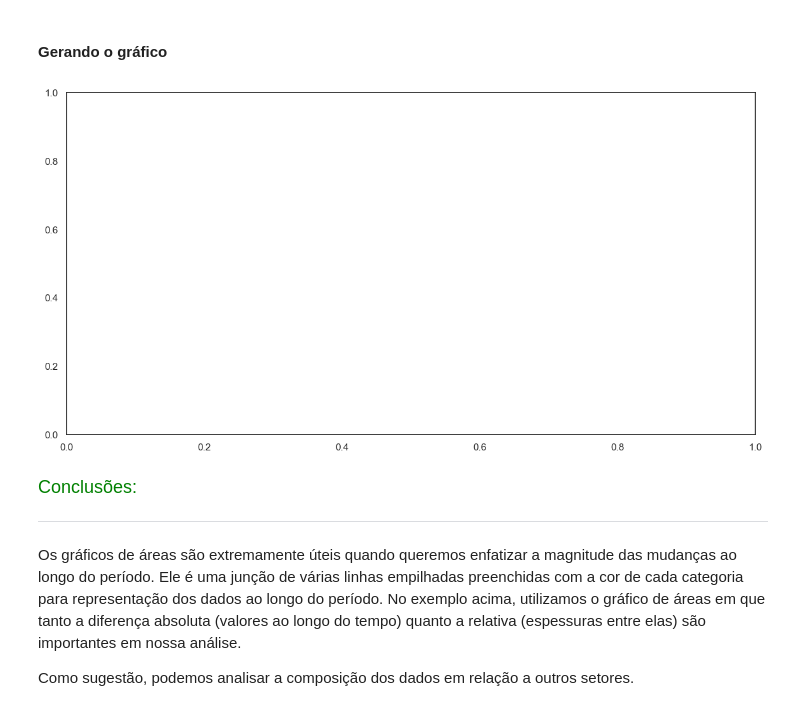
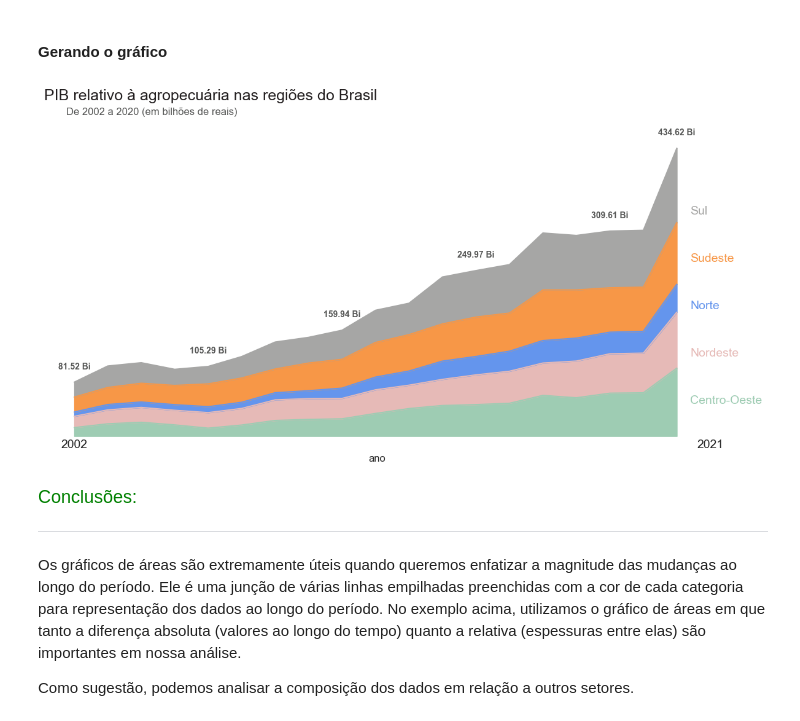
Before and after one commit to juliogazoli/alura-data-visualization-python-graficos-de-composicao-e-relacionamento, a Jupyter notebook: Projeto Inicial - Data Visualization_ gráficos de composição e relacionamento.ipynb, the cells around one changed output. Cells and saved outputs as stored; diff of their text form; code cells hidden in the pictures.

Commit message:
Gráfico de áreas

```diff
--- a/Projeto Inicial - Data Visualization_ gráficos de composição e relacionamento.ipynb
+++ b/Projeto Inicial - Data Visualization_ gráficos de composição e relacionamento.ipynb
@@ -1012,51 +1012,56 @@ df_agro.head()
 # %% [markdown]
 #### Gerando o gráfico
 # %%
-## Configurando o gráfico com parâmetros que potencializam a visualização dos dados
+# Configurando o gráfico com parâmetros que potencializam a visualização dos dados
 
 # Importando as bibliotecas
 import matplotlib.pyplot as plt
 
 # Área do gráfico e tema da visualização
-fig, ax = plt.subplots(figsize=(14,7))
+fig, ax = plt.subplots(figsize=(14, 7))
 
 # Definindo as cores do gráfico
 cores = [VERDE3, VERMELHO2, AZUL3, LARANJA1, CINZA4]
 
 # Gerando o gráfico de barras empilhadas 100%
-...
+df_agro.plot(kind='area', stacked=True, color=cores, ax=ax, xticks=(2002, 2021))
 
-# ## Personalizando o gráfico
-# ax.set_title('PIB relativo à agropecuária nas regiões do Brasil', fontsize = 18, color = CINZA1, loc='left')
-# ax.text(0.29, 0.98, "De 2002 a 2020 (em bilhões de reais)", transform=ax.transAxes, color= CINZA3, fontsize=12, ha='right', va='center')
-# ax.set_ylabel('')
-# ax.xaxis.set_tick_params(labelsize=14, color = CINZA2)
-# ax.legend().remove()
-# ax.set_frame_on(False)
+# Personalizando o gráfico
+ax.set_title('PIB relativo à agropecuária nas regiões do Brasil',
+             fontsize=18, color=CINZA1, loc='left')
+ax.text(0.29, 0.98, 'De 2002 a 2020 (em bilhões de reais)',
+        transform=ax.transAxes, color=CINZA3, fontsize=12, ha='right', va='center')
+ax.set_ylabel('')
+ax.xaxis.set_tick_params(labelsize=14, color=CINZA2)
+ax.legend().remove()
+ax.set_frame_on(False)
 
-# # Anotando os nomes das regiões
-# reg = list(reversed(df_agro.columns))
-# cor = list(reversed(cores))
-# for i in range(len(reg)):
-#   ax.text(0.97, (0.67 - i/7), f'{reg[i]}', fontsize=14, color = cor[i], transform=ax.transAxes)
+# Anotando os nomes das regiões
+reg = list(reversed(df_agro.columns))
+cor = list(reversed(cores))
+for i in range(len(reg)):
+    ax.text(0.97, (0.67 - i/7),
+            f'{reg[i]}', fontsize=14, color=cor[i], transform=ax.transAxes)
 
-# ## Ajustes no eixo y
-# # Descrevendo o limite mínimo e máximo do eixo y e escondendo o eixo
-# plt.ylim(0, 500)
-# ax.get_yaxis().set_visible(False)
+# Ajustes no eixo y
+# Descrevendo o limite mínimo e máximo do eixo y e escondendo o eixo
+plt.ylim(0, 500)
+ax.get_yaxis().set_visible(False)
 
-# # remover todos os ticks do eixo x e y
-# ax.tick_params(axis='both', which='both', length=0)
+# remover todos os ticks do eixo x e y
+ax.tick_params(axis='both', which='both', length=0)
 
-# # Destacando os valores de 4 em 4 anos e no ano de 2020
-# agregado_ano = list(df_agro.sum(axis=1).round(2))
-# for i in range(0, len(df_agro.index), 4):
-#   ax.text(x = df_agro.index[i], y = agregado_ano[i] + 20, s = f"{agregado_ano[i]} Bi", color = CINZA3, weight = "bold", fontsize = 10, ha="center")
-# ax.text(x = df_agro.index[-1], y = agregado_ano[-1] + 20, s = f"{agregado_ano[-1]} Bi", color = CINZA3, weight = "bold", fontsize = 10, ha="center")
+# Destacando os valores de 4 em 4 anos e no ano de 2020
+agregado_ano = list(df_agro.sum(axis=1).round(2))
+for i in range(0, len(df_agro.index), 4):
+    ax.text(x=df_agro.index[i], y=agregado_ano[i] + 20,
+            s=f'{agregado_ano[i]} Bi', color=CINZA3, weight='bold', fontsize=10, ha='center')
+ax.text(x=df_agro.index[-1], y=agregado_ano[-1] + 20,
+        s=f'{agregado_ano[-1]} Bi', color=CINZA3, weight='bold', fontsize=10, ha='center')
 
 plt.show()
 # %% [output]
-[figure, old version]
+[figure, new version]
 # %% [markdown]
 <font color=green size=4> Conclusões: </font>
 
```
Also changed, not shown: parts of 1 cell of this notebook.
